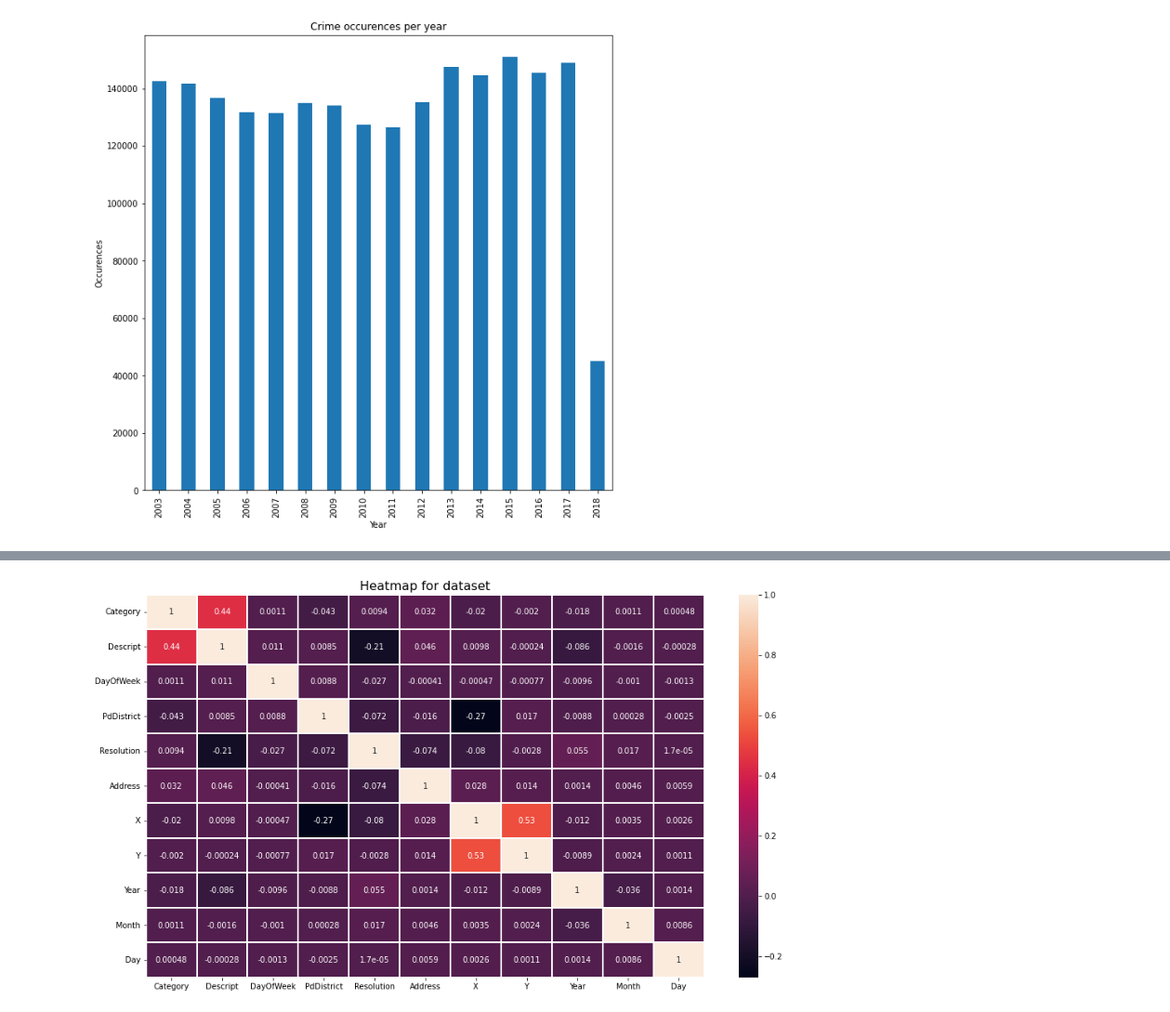
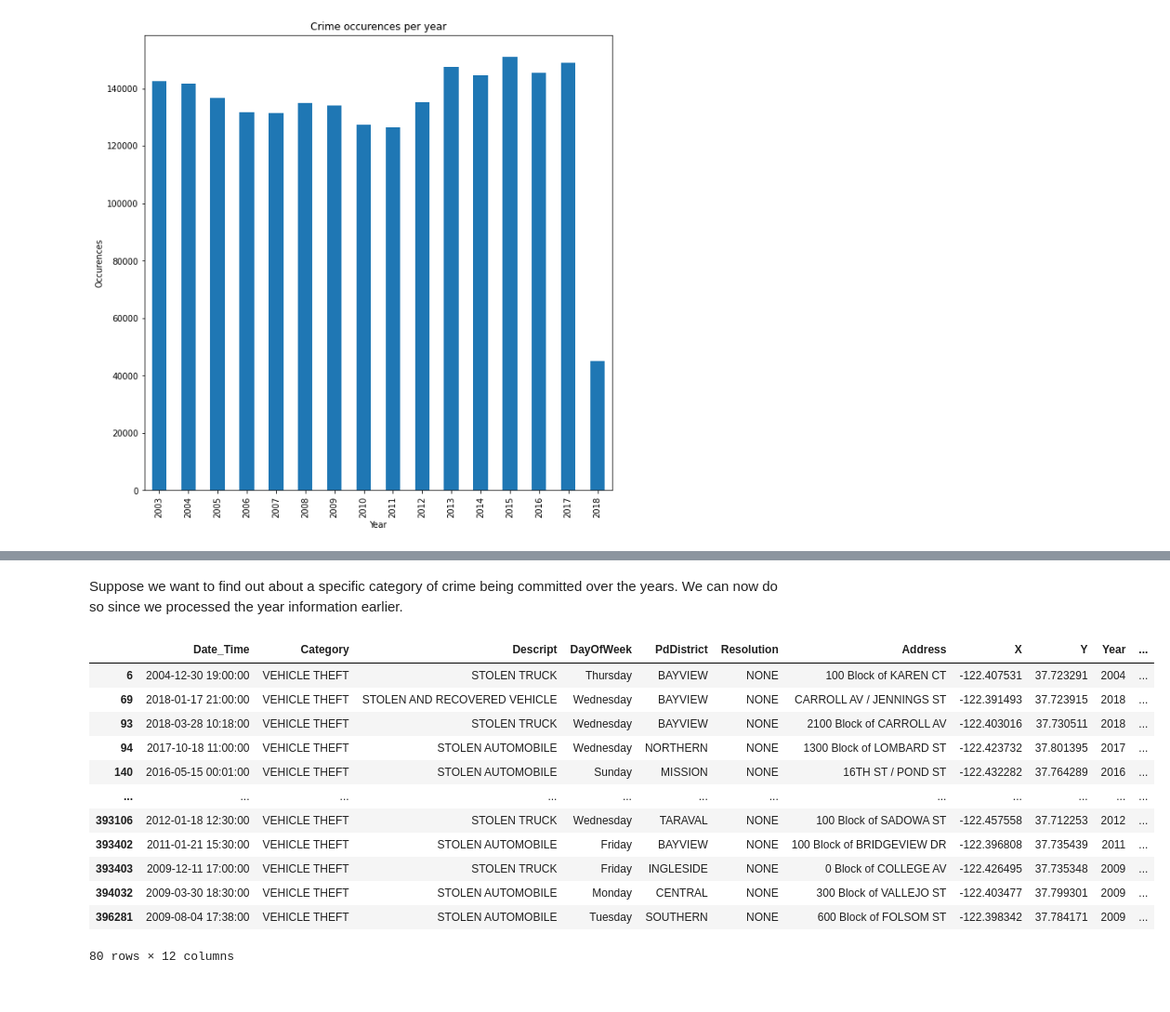
Before and after one commit to rmavlingcar/exploring-sfpd-incident-reports, a Jupyter notebook: Exploring SFPD Police Incident Report Data..ipynb, the cells around one changed output, grey strips where cells are left out. Shown: that part at 93% size. Drawn from its saved outputs; the diff is of its cells as text; code cells hidden in the pictures.

Commit message:
Temporal data on vehicle theft

```diff
--- a/Exploring SFPD Police Incident Report Data..ipynb
+++ b/Exploring SFPD Police Incident Report Data..ipynb
@@ -216,3 +245,0 @@ We can visualise the data with a correlation heatmap for all our features in the
-# %%
-for i in ['Category','Descript','DayOfWeek','PdDistrict','Resolution','Address']:
-    data[i] = prepro.LabelEncoder().fit_transform(data[i])
@@ -236,7 +246,23 @@ corr_mat
-# %%
-plt.figure(figsize=(16,9))
-sns.heatmap(corr_mat, annot=True, linewidths=.1)
-plt.title('Heatmap for dataset', fontsize=16)
-plt.show()
-# %% [output]
-[figure, removed]
+# %% [markdown]
+Suppose we want to find out about a specific category of crime being committed over the years. We can now do so since we processed the year information earlier.
+# %%
+vehicle_theft_df = data[data['Category'] == 'VEHICLE THEFT']
+yearly_vehicle_theft = vehicle_theft_df.groupby('Year')
+yearly_vehicle_theft.head()
+# plt.figure()
+# yearly_vehicle_theft.plot(kind='bar',xlabel='Year', ylabel='Occurences of Vehicle Theft', title='Number of Vehicle Thefts per year')
+# plt.show()
+# %% [output]
+|  | Date_Time | Category | Descript | DayOfWeek | PdDistrict | Resolution | Address | X | Y | Year | ... |
+| 6 | 2004-12-30 19:00:00 | VEHICLE THEFT | STOLEN TRUCK | Thursday | BAYVIEW | NONE | 100 Block of KAREN CT | -122.407531 | 37.723291 | 2004 | ... |
+| 69 | 2018-01-17 21:00:00 | VEHICLE THEFT | STOLEN AND RECOVERED VEHICLE | Wednesday | BAYVIEW | NONE | CARROLL AV / JENNINGS ST | -122.391493 | 37.723915 | 2018 | ... |
+| 93 | 2018-03-28 10:18:00 | VEHICLE THEFT | STOLEN TRUCK | Wednesday | BAYVIEW | NONE | 2100 Block of CARROLL AV | -122.403016 | 37.730511 | 2018 | ... |
+| 94 | 2017-10-18 11:00:00 | VEHICLE THEFT | STOLEN AUTOMOBILE | Wednesday | NORTHERN | NONE | 1300 Block of LOMBARD ST | -122.423732 | 37.801395 | 2017 | ... |
+| 140 | 2016-05-15 00:01:00 | VEHICLE THEFT | STOLEN AUTOMOBILE | Sunday | MISSION | NONE | 16TH ST / POND ST | -122.432282 | 37.764289 | 2016 | ... |
+| ... | ... | ... | ... | ... | ... | ... | ... | ... | ... | ... | ... |
+| 393106 | 2012-01-18 12:30:00 | VEHICLE THEFT | STOLEN TRUCK | Wednesday | TARAVAL | NONE | 100 Block of SADOWA ST | -122.457558 | 37.712253 | 2012 | ... |
+| 393402 | 2011-01-21 15:30:00 | VEHICLE THEFT | STOLEN AUTOMOBILE | Friday | BAYVIEW | NONE | 100 Block of BRIDGEVIEW DR | -122.396808 | 37.735439 | 2011 | ... |
+| 393403 | 2009-12-11 17:00:00 | VEHICLE THEFT | STOLEN TRUCK | Friday | INGLESIDE | NONE | 0 Block of COLLEGE AV | -122.426495 | 37.735348 | 2009 | ... |
+| 394032 | 2009-03-30 18:30:00 | VEHICLE THEFT | STOLEN AUTOMOBILE | Monday | CENTRAL | NONE | 300 Block of VALLEJO ST | -122.403477 | 37.799301 | 2009 | ... |
+| 396281 | 2009-08-04 17:38:00 | VEHICLE THEFT | STOLEN AUTOMOBILE | Tuesday | SOUTHERN | NONE | 600 Block of FOLSOM ST | -122.398342 | 37.784171 | 2009 | ... |
+80 rows × 12 columns
```
Also changed, not shown: parts of 8 cells of this notebook.
